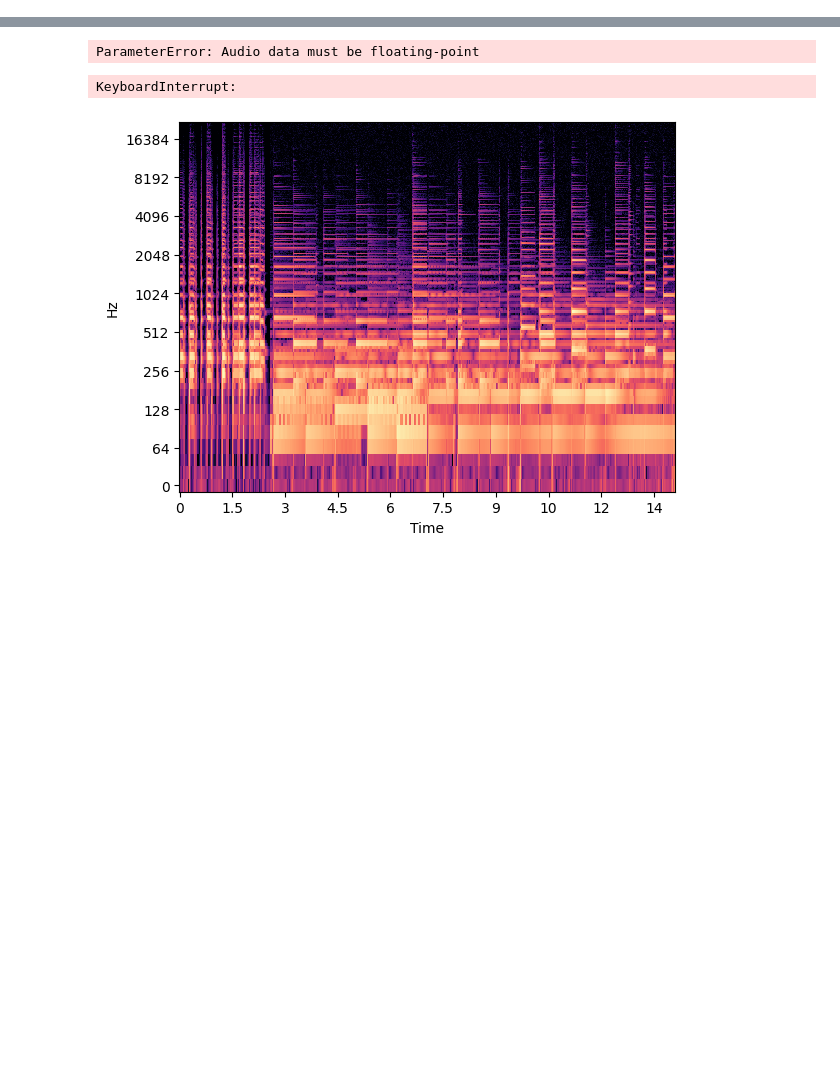
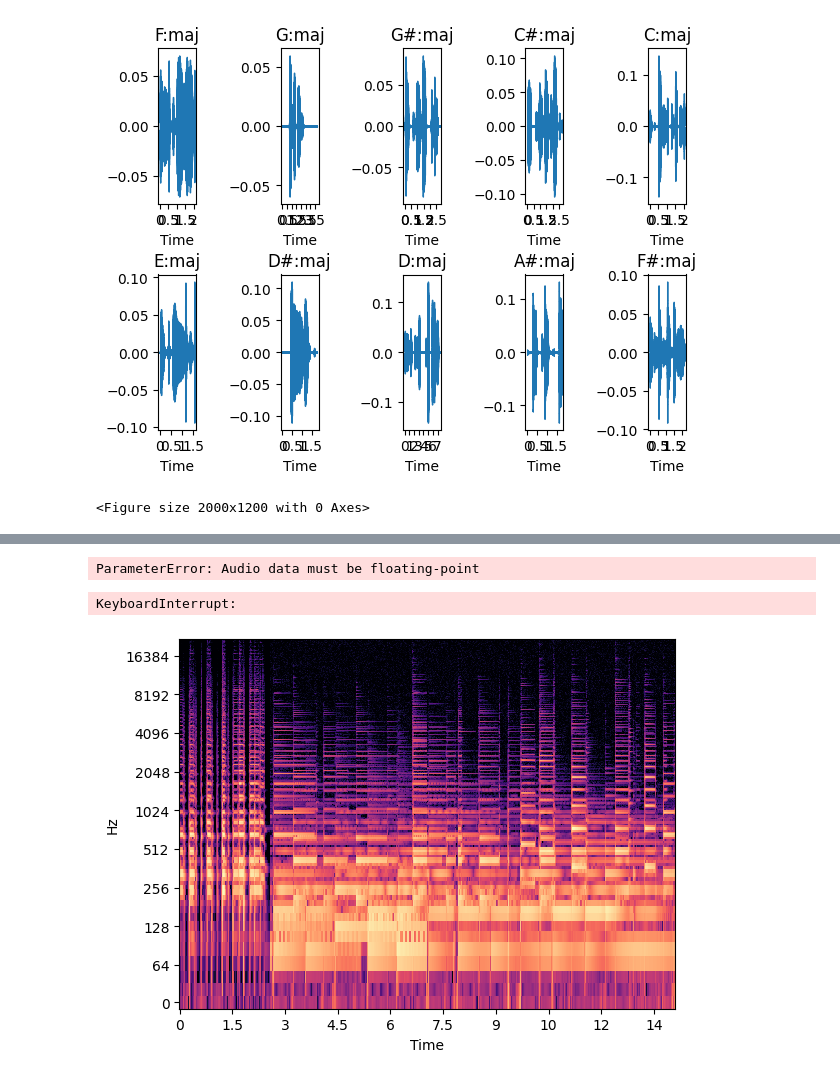
Before and after one commit to derSchmetterling/chord_recognition, a Jupyter notebook: spectogram.ipynb, the cells around one changed output, grey strips where cells are left out. Drawn from its saved outputs; the diff is of its cells as text; code cells hidden in the pictures; blank space fills up the shorter version.

```diff
--- a/spectogram.ipynb
+++ b/spectogram.ipynb
@@ -34,0 +40,6 @@ print(x.shape, sr)
+# %%
+show_filenames = []
+# Recuperando um caso de cada acorde, para comparar os espectogramas
+for i in most_freq:
+    filename = df_chords.loc[df_chords['Acorde'] == i]['Filename'].iloc[0,]
+    show_filenames.append(filename)
@@ -34,0 +72,36 @@ print(x.shape, sr)
+# %%
+fig, axes = plt.subplots(2,5)
+plt.figure(figsize=(20, 12))
+fig.tight_layout(pad = 2.5, h_pad = 3, w_pad= 3)
+
+for j in range(len(show_filenames)):
+
+    x, sr = librosa.load(audio_fpath+show_filenames[j], sr=44100)
+
+    if j <= 4:
+        librosa.display.waveshow(x, sr=sr, ax =  axes[0,j])
+        X = librosa.stft(x)
+        Xdb = librosa.amplitude_to_db(abs(X))
+        axes[0,j].set(title= most_freq[j])
+
+    else:
+        librosa.display.waveshow(x, sr=sr, ax = axes[1,j-5])
+        X = librosa.stft(x)
+        Xdb = librosa.amplitude_to_db(abs(X))
+        axes[1,j-5].set(title= most_freq[j])
+
+
+    # X = librosa.stft(x)
+    # Xdb = librosa.amplitude_to_db(abs(X))
+    # plt.figure(figsize=(2, 2))
+    # ax = librosa.display.specshow(Xdb, sr=sr, x_axis='time', y_axis='hz')
+    # plt.colorbar()
+    # plt.show()
+
+    # print(type(x), type(sr))
+    # print(x.shape, sr)
+
+#plt.show()
+# %% [output]
+[figure, added]
+<Figure size 2000x1200 with 0 Axes>
```
Also changed, not shown: parts of 16 cells of this notebook.
